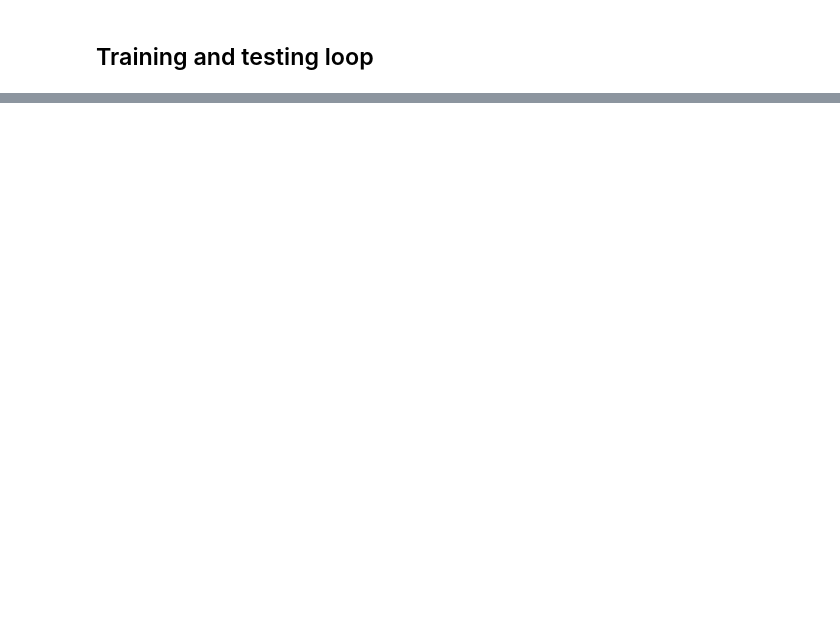
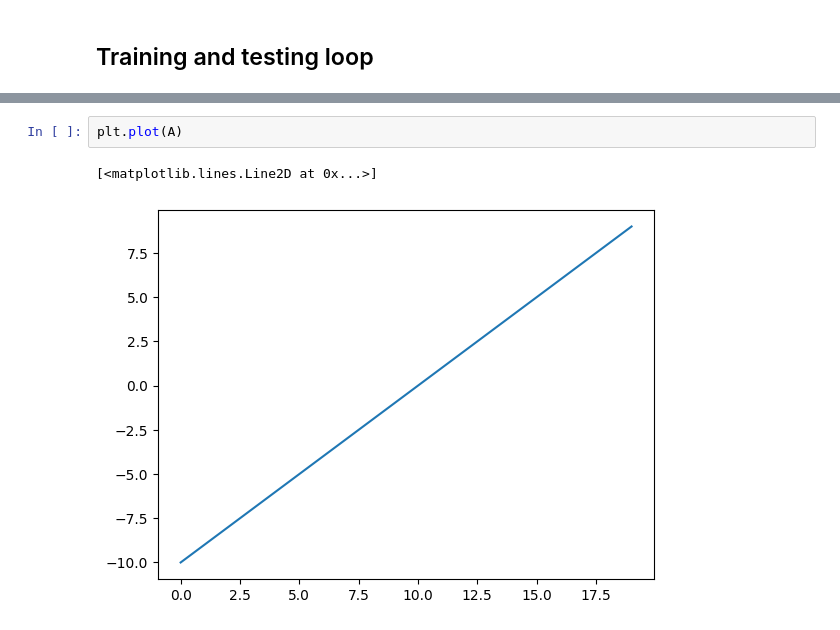
Before and after one commit to eniola-ajala/pytorch_course, a Jupyter notebook: classificatin.ipynb, the cells around one changed output, grey strips where cells are left out. Drawn from its saved outputs; the diff is of its cells as text; blank space fills up the shorter version.

```diff
--- a/classificatin.ipynb
+++ b/classificatin.ipynb
@@ -279,0 +597,5 @@ for epoch in range(epochs):
+# %%
+plt.plot(A)
+# %% [output]
+[<matplotlib.lines.Line2D at 0x...>]
+[figure, added]
```
Also changed, not shown: parts of 38 cells of this notebook.
